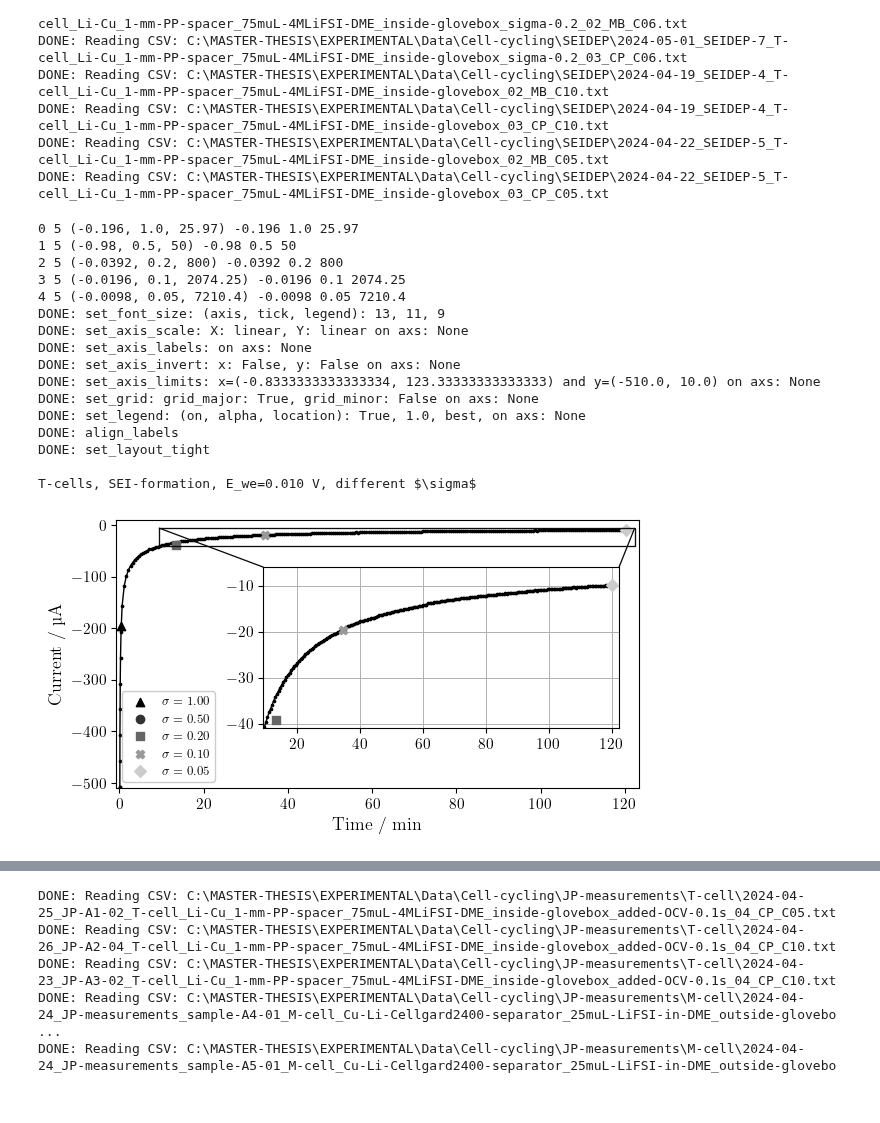
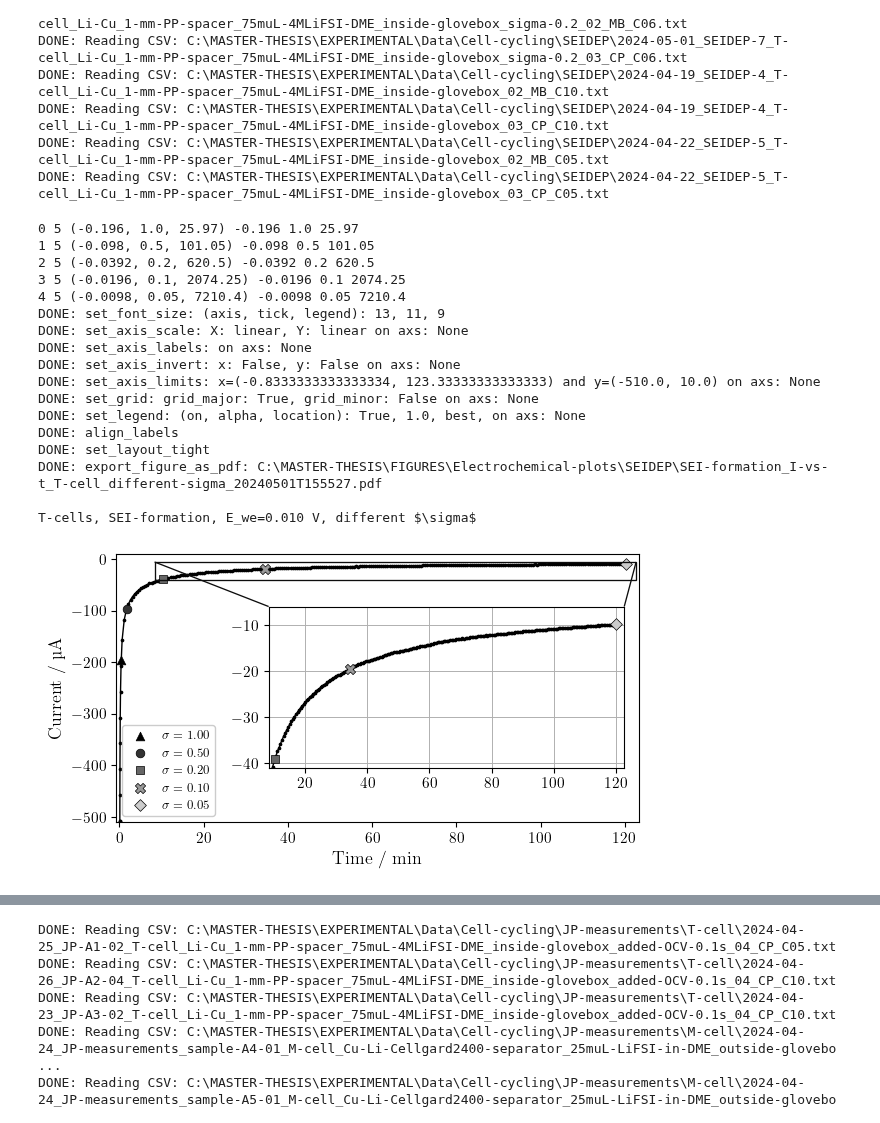
Before and after one commit to GottfridOlsson/MASTER-THESIS, a Jupyter notebook: EXPERIMENTAL/Python-scripts/Electrochemical-plots.ipynb, the cells around one changed output, grey strips where cells are left out. Cells and saved outputs as stored; diff of their text form; code cells hidden in the pictures.

```diff
--- a/EXPERIMENTAL/Python-scripts/Electrochemical-plots.ipynb
+++ b/EXPERIMENTAL/Python-scripts/Electrochemical-plots.ipynb
@@ -38,7 +38,7 @@ plt.rc('text.latex', preamble=r'\usepackage{siunitx}')
 five_grayscale_colors = ['#000000', '#333333', '#666666', '#999999', '#cccccc'] #with 30% saturation difference = good contrast
 four_grayscale_colors = ['#000000', '#3F3F3F', '#7F7F7F', '#BFBFBF'] # with 25%-points increase in "value" (in HSV)
 markers      = ['^',   'o',   's',   'X',   'D',   '.']
-marker_sizes = ['3.3', '3.3', '3.3', '3.3', '3.3', '3.3']
+marker_sizes = ['3.3', '3.3', '3.3', '3.6', '3', '3.3']
 
 standard_text_box_settings = dict(boxstyle='round', facecolor='white', alpha=1.0, edgecolor=five_grayscale_colors[4]) #edgecolor, facecolor, alpha as to match legend
 # %% [output]
@@ -155,33 +155,32 @@ time_divider = 60 # s --> min if = 60
 current_multiplier = 1000 # mA --> muA
 first_datapoint_remover = 1
 I_sigma_t = [(-0.196,  1.00, 25.97),
-             (-0.980,  0.50, 50), #50????  check plot
-             (-0.0392, 0.20, 800), #800??? check plot
+             (-0.098,  0.50, 101.05),
+             (-0.0392, 0.20, 620.5),
              (-0.0196, 0.10, 2074.25),
-             (-0.0098, 0.05, 7210.4)] # (mA, unitless, s)
+             (-0.0098, 0.05, 7210.4)] # (mA, unitless, s) (values by zooming in on graph, SEIDEP_sigma_005_MB)
 
 #axs.plot(SEIDEP_sigma_1_MB[0][first_datapoint_remover:-1]/time_divider,   SEIDEP_sigma_1_MB[2][first_datapoint_remover:-1]*current_multiplier,   linewidth=1, linestyle='-', color='r', marker=markers[0], markersize='3.3')#, label='$\\sigma=1.00$')
 #axs.plot(SEIDEP_sigma_05_MB[0][first_datapoint_remover:-1]/time_divider,  SEIDEP_sigma_05_MB[2][first_datapoint_remover:-1]*current_multiplier,  linewidth=1, linestyle='-', color='g', marker=markers[1], markersize='3.3')#, label='$\\sigma=0.50$')
 #axs.plot(SEIDEP_sigma_02_MB[0][first_datapoint_remover:-1]/time_divider,  SEIDEP_sigma_02_MB[2][first_datapoint_remover:-1]*current_multiplier,  linewidth=1, linestyle='-', color='g', marker=markers[2], markersize='3.3')#, label='$\\sigma=0.20$')
 #axs.plot(SEIDEP_sigma_01_MB[0][first_datapoint_remover:-1]/time_divider,  SEIDEP_sigma_01_MB[2][first_datapoint_remover:-1]*current_multiplier,  linewidth=1, linestyle='-', color='g', marker=markers[3], markersize='3.3')#, label='$\\sigma=0.10$')
 axs.plot(SEIDEP_sigma_005_MB[0][first_datapoint_remover:-1]/time_divider, SEIDEP_sigma_005_MB[2][first_datapoint_remover:-1]*current_multiplier, linewidth=1, linestyle='-', color=five_grayscale_colors[0], marker=markers[-1], markersize=marker_sizes[-1])#, label='$\\sigma=0.05$')
-#for i in range(len(I_value_sigma_t)):
-    #colors = ['r', 'g', 'b']
-    #axs.hlines(I_value_sigma_t[i][0]*current_multiplier, , color=colors[i], linestyle='-', label='$\\sigma=' + str(I_value_sigma[i][1]) + '$')
+#for i in range(len(I_sigma_t)):
+#    axs.hlines(I_sigma_t[i][0]*current_multiplier, xmin=0, xmax=10000, color='r', linestyle='-')
 
 ax_inset = inset_axes(axs, width="100%", height="100%", ##ax_inset = inset_axes(axs, width="60%", height="50%", loc='center')
-                      bbox_to_anchor=(.27, .2, .68, .60), bbox_transform=axs.transAxes, loc=3)#loc='lower right', borderpad=2*font_size_tick/10)# loc=(0.5,0.5))#"lower center")
+                      bbox_to_anchor=(.28, .18, .68, .60), bbox_transform=axs.transAxes, loc=3)#loc='lower right', borderpad=2*font_size_tick/10)# loc=(0.5,0.5))#"lower center")
 #ax_inset.plot(SEIDEP_sigma_1_MB[0][first_datapoint_remover:-1]/time_divider, SEIDEP_sigma_1_MB[2][first_datapoint_remover:-1]*current_multiplier, linewidth=1, linestyle='-', color='r', marker='x', markersize='3.50', label='$\\sigma=0.10$')
 #ax_inset.plot(SEIDEP_sigma_01_MB[0][first_datapoint_remover:-1]/time_divider, SEIDEP_sigma_01_MB[2][first_datapoint_remover:-1]*current_multiplier, linewidth=1, linestyle='-', color='g', marker='o', markersize='3.25', label='$\\sigma=1.00$')
 ax_inset.plot(SEIDEP_sigma_005_MB[0][first_datapoint_remover:-1]/time_divider, SEIDEP_sigma_005_MB[2][first_datapoint_remover:-1]*current_multiplier, linewidth=1, linestyle='-', color=five_grayscale_colors[0], marker=markers[-1], markersize=marker_sizes[-1])#, label='$\\sigma=10.0$')
 for i in range(len(I_sigma_t)):
     print(i, len(I_sigma_t), I_sigma_t[i], I_sigma_t[i][0], I_sigma_t[i][1], I_sigma_t[i][2])
     label_i = f'$\\sigma={I_sigma_t[i][1]:.2f}$'
+    s = [39, 39, 39, 55, 36]
+    axs.scatter(I_sigma_t[i][2]/time_divider,      I_sigma_t[i][0]*current_multiplier, color=five_grayscale_colors[i], edgecolors= "black", linewidths=0.5, marker=markers[i], s=s[i], label=label_i, zorder=100)
+    ax_inset.scatter(I_sigma_t[i][2]/time_divider, I_sigma_t[i][0]*current_multiplier, color=five_grayscale_colors[i], edgecolors= "black", linewidths=0.5, marker=markers[i], s=s[i], label=label_i, zorder=100)
 
-    axs.scatter(I_sigma_t[i][2]/time_divider,      I_sigma_t[i][0]*current_multiplier, color=five_grayscale_colors[i], marker=markers[i], label=label_i, zorder=100)
-    ax_inset.scatter(I_sigma_t[i][2]/time_divider, I_sigma_t[i][0]*current_multiplier, color=five_grayscale_colors[i], marker=markers[i], label=label_i, zorder=100)
-
-xmin_inset, xmax_inset, ymin_inset, ymax_inset = 540/time_divider, 7340/time_divider, -0.041*current_multiplier, -0.006*current_multiplier
+xmin_inset, xmax_inset, ymin_inset, ymax_inset = 500/time_divider, 7360/time_divider, -0.041*current_multiplier, -0.006*current_multiplier
 ax_inset.set_xlim(xmin_inset, xmax_inset)
 ax_inset.set_ylim(ymin_inset, ymax_inset)
 
@@ -191,37 +190,38 @@ f.set_font_size(axis=font_size_axis, tick=font_size_tick, legend=font_size_legen
 f.set_axis_scale(   axs, xScale_string='linear', yScale_string='linear')
 f.set_axis_labels(  axs, x_label='Time / min', y_label='Current / \\textmu A')
 f.set_axis_invert(  axs, x_invert=False, y_invert=False)
 f.set_axis_limits(  axs, xmin=-50/time_divider, xmax=7400/time_divider, ymin=-0.51*current_multiplier, ymax=0.01*current_multiplier)
 #f.set_grid(         axs, grid_major_on=grid_major, grid_major_linewidth=0.7, grid_minor_on=grid_minor, grid_minor_linewidth=0.3) # set_grid must be after set_axis_scale for some reason (at least with 'log')
 f.set_grid(         ax_inset, grid_major_on=grid_major, grid_major_linewidth=0.7, grid_minor_on=grid_minor, grid_minor_linewidth=0.3) # set_grid must be after set_axis_scale for some reason (at least with 'log')
 f.set_legend(       axs, legend_on=legend_on, alpha=1.0, location='best')
 f.align_labels(fig)
 f.set_layout_tight(fig)
 
 mark_inset(axs, ax_inset, loc1=2, loc2=1, facecolor="none", edgecolor="0.05", linewidth=0.95, zorder=101)# draw a bbox of the region of the inset axes in the parent axes and connecting lines between the bbox and the inset axes area
 
-PDF_path_SEIDEP_T_cell = electrochemical_figures_export_root_path + 'SEIDEP\\SEI-formation_I-vs-t_T-cell_' + get_current_date_and_time_as_ISO8601_string() + '.pdf'
+PDF_path_SEIDEP_T_cell = electrochemical_figures_export_root_path + 'SEIDEP\\SEI-formation_I-vs-t_T-cell_different-sigma_' + get_current_date_and_time_as_ISO8601_string() + '.pdf'
 #f.export_figure_as_pdf(PDF_path_SEIDEP_T_cell)
 print('\nT-cells, SEI-formation, E_we=0.010 V, different $\\sigma$')
 plt.show()
 # %% [output]
 0 5 (-0.196, 1.0, 25.97) -0.196 1.0 25.97
-1 5 (-0.98, 0.5, 50) -0.98 0.5 50
-2 5 (-0.0392, 0.2, 800) -0.0392 0.2 800
+1 5 (-0.098, 0.5, 101.05) -0.098 0.5 101.05
+2 5 (-0.0392, 0.2, 620.5) -0.0392 0.2 620.5
 3 5 (-0.0196, 0.1, 2074.25) -0.0196 0.1 2074.25
 4 5 (-0.0098, 0.05, 7210.4) -0.0098 0.05 7210.4
 DONE: set_font_size: (axis, tick, legend): 13, 11, 9
 DONE: set_axis_scale: X: linear, Y: linear on axs: None
 DONE: set_axis_labels: on axs: None
 DONE: set_axis_invert: x: False, y: False on axs: None
 DONE: set_axis_limits: x=(-0.8333333333333334, 123.33333333333333) and y=(-510.0, 10.0) on axs: None
 DONE: set_grid: grid_major: True, grid_minor: False on axs: None
 DONE: set_legend: (on, alpha, location): True, 1.0, best, on axs: None
 DONE: align_labels
 DONE: set_layout_tight
+DONE: export_figure_as_pdf: C:\MASTER-THESIS\FIGURES\Electrochemical-plots\SEIDEP\SEI-formation_I-vs-t_T-cell_different-sigma_20240501T155527.pdf
 
 T-cells, SEI-formation, E_we=0.010 V, different $\sigma$
-[figure, old version]
+[figure, new version]
 # %%
 # PLOT SEIDEP: V vs. t (T-cells) #
 
```
Also changed, not shown: parts of 5 cells of this notebook.
